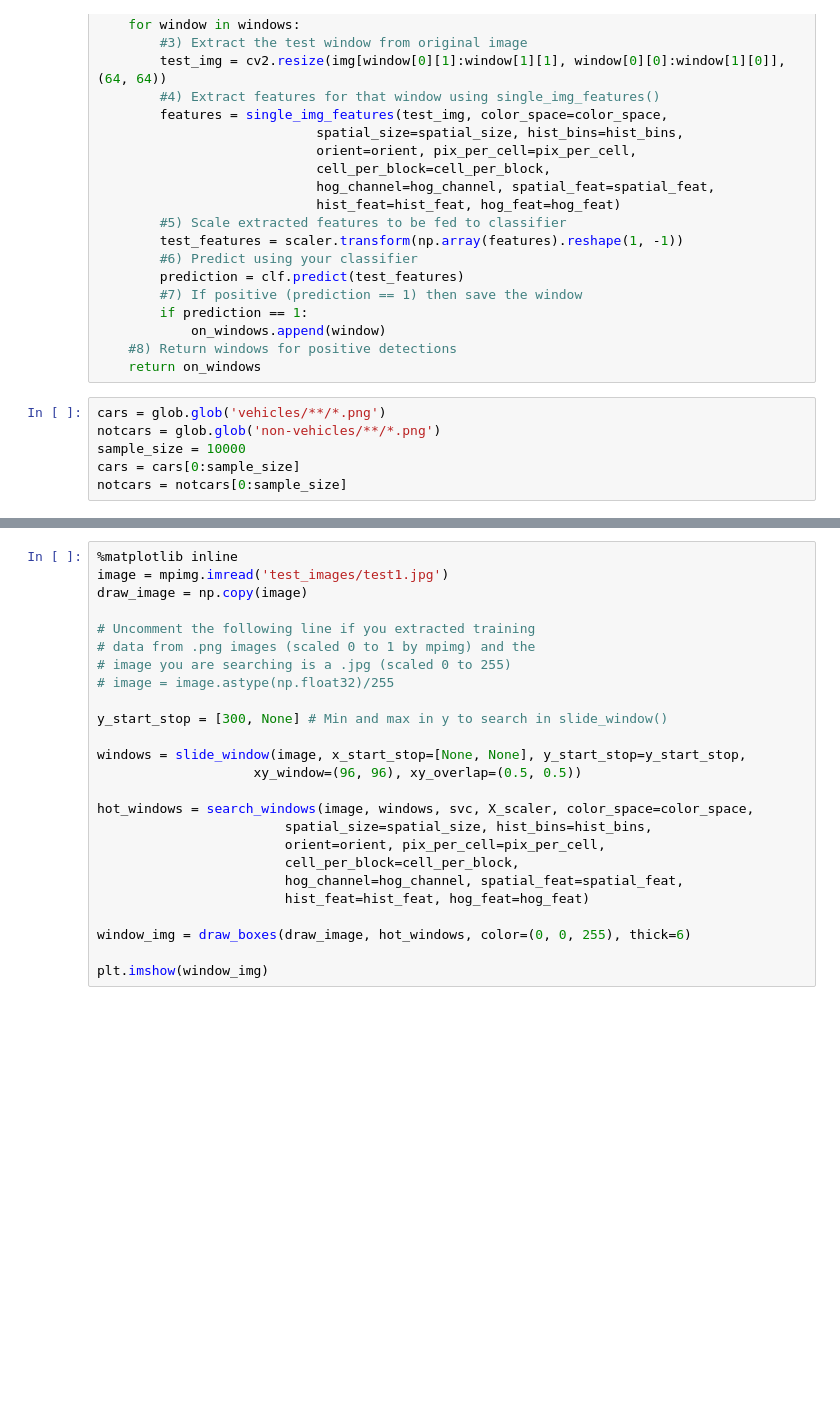
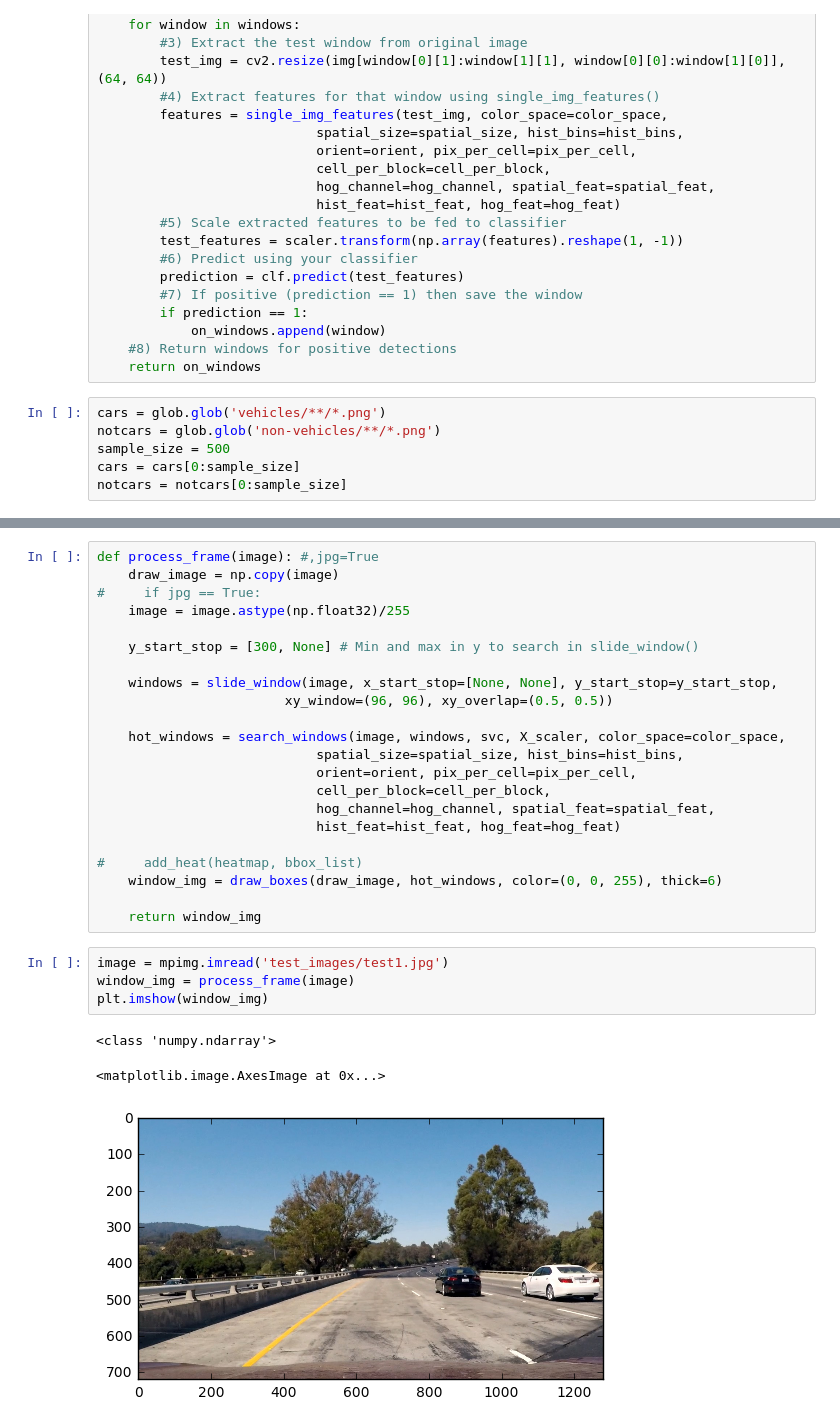
Before and after one commit to sirpsycho85/CarND-Vehicle-Detection, a Jupyter notebook: Scratch.ipynb, the cells around one changed output, grey strips where cells are left out. Saved outputs shown, nothing was run; the diff lists cells and outputs as text; blank space fills up the shorter version.

```diff
--- a/Scratch.ipynb
+++ b/Scratch.ipynb
@@ -242,7 +243,7 @@ def search_windows(img, windows, clf, scaler, color_space='RGB',
 # %%
 cars = glob.glob('vehicles/**/*.png')
 notcars = glob.glob('non-vehicles/**/*.png')
-sample_size = 10000
+sample_size = 500
 cars = cars[0:sample_size]
 notcars = notcars[0:sample_size]
 # %%
@@ -302,25 +323,30 @@ t=time.time()
 # %%
-%matplotlib inline
-image = mpimg.imread('test_images/test1.jpg')
-draw_image = np.copy(image)
+def process_frame(image): #,jpg=True
+    draw_image = np.copy(image)
+#     if jpg == True:
+    image = image.astype(np.float32)/255
 
-# Uncomment the following line if you extracted training
-# data from .png images (scaled 0 to 1 by mpimg) and the
-# image you are searching is a .jpg (scaled 0 to 255)
-# image = image.astype(np.float32)/255
+    y_start_stop = [300, None] # Min and max in y to search in slide_window()
 
-y_start_stop = [300, None] # Min and max in y to search in slide_window()
+    windows = slide_window(image, x_start_stop=[None, None], y_start_stop=y_start_stop,
+                        xy_window=(96, 96), xy_overlap=(0.5, 0.5))
 
-windows = slide_window(image, x_start_stop=[None, None], y_start_stop=y_start_stop,
-                    xy_window=(96, 96), xy_overlap=(0.5, 0.5))
+    hot_windows = search_windows(image, windows, svc, X_scaler, color_space=color_space,
+                            spatial_size=spatial_size, hist_bins=hist_bins,
+                            orient=orient, pix_per_cell=pix_per_cell,
+                            cell_per_block=cell_per_block,
+                            hog_channel=hog_channel, spatial_feat=spatial_feat,
+                            hist_feat=hist_feat, hog_feat=hog_feat)
 
-hot_windows = search_windows(image, windows, svc, X_scaler, color_space=color_space,
-                        spatial_size=spatial_size, hist_bins=hist_bins,
-                        orient=orient, pix_per_cell=pix_per_cell,
-                        cell_per_block=cell_per_block,
-                        hog_channel=hog_channel, spatial_feat=spatial_feat,
-                        hist_feat=hist_feat, hog_feat=hog_feat)
+#     add_heat(heatmap, bbox_list)
+    window_img = draw_boxes(draw_image, hot_windows, color=(0, 0, 255), thick=6)
 
-window_img = draw_boxes(draw_image, hot_windows, color=(0, 0, 255), thick=6)
-
-plt.imshow(window_img)
+    return window_img
+# %%
+image = mpimg.imread('test_images/test1.jpg')
+window_img = process_frame(image)
+plt.imshow(window_img)
+# %% [output]
+<class 'numpy.ndarray'>
+<matplotlib.image.AxesImage at 0x...>
+[figure, added]
```
Also changed, not shown: parts of 6 cells of this notebook, 4 other files.
